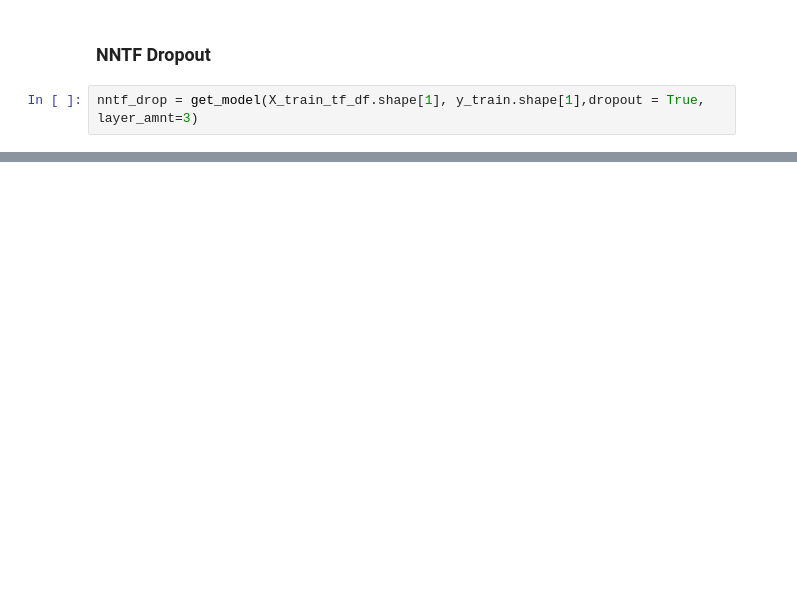
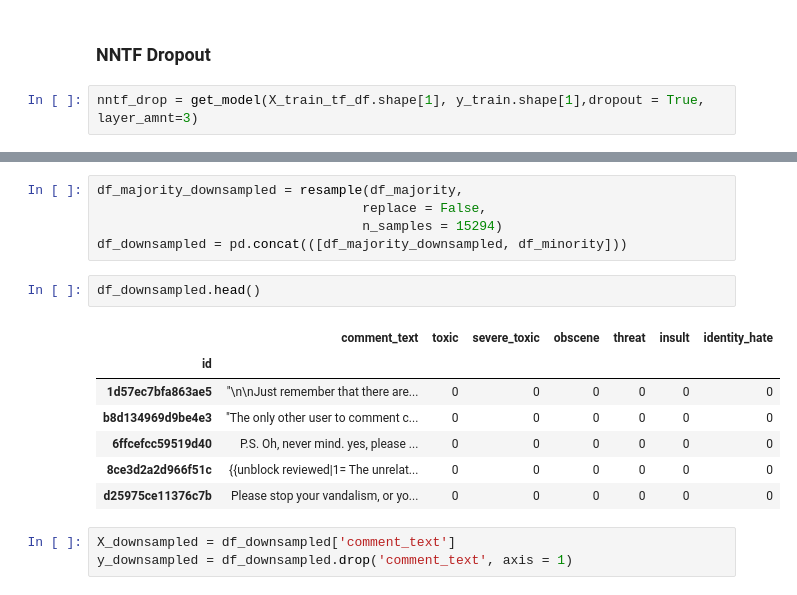
Before and after one commit to Reynch/Toxic-Comment-Classification-Challenge, a Jupyter notebook: EDA.ipynb, the cells around one changed output, grey strips where cells are left out. Saved outputs shown, nothing was run; the diff lists cells and outputs as text; blank space fills up the shorter version.

```diff
--- a/EDA.ipynb
+++ b/EDA.ipynb
@@ -805,0 +1073,18 @@ _________________________________________________________________
+# %%
+df_majority_downsampled = resample(df_majority,
+                                  replace = False,
+                                  n_samples = 15294)
+df_downsampled = pd.concat(([df_majority_downsampled, df_minority]))
+# %%
+df_downsampled.head()
+# %% [output]
+|  | comment_text | toxic | severe_toxic | obscene | threat | insult | identity_hate |
+| id |  |  |  |  |  |  |  |
+| 1d57ec7bfa863ae5 | "\n\nJust remember that there are... | 0 | 0 | 0 | 0 | 0 | 0 |
+| b8d134969d9be4e3 | "The only other user to comment c... | 0 | 0 | 0 | 0 | 0 | 0 |
+| 6ffcefcc59519d40 | P.S. Oh, never mind. yes, please ... | 0 | 0 | 0 | 0 | 0 | 0 |
+| 8ce3d2a2d966f51c | {{unblock reviewed|1= The unrelat... | 0 | 0 | 0 | 0 | 0 | 0 |
+| d25975ce11376c7b | Please stop your vandalism, or yo... | 0 | 0 | 0 | 0 | 0 | 0 |
+# %%
+X_downsampled = df_downsampled['comment_text']
+y_downsampled = df_downsampled.drop('comment_text', axis = 1)
```
Also changed, not shown: parts of 213 cells of this notebook, 3 other files.
